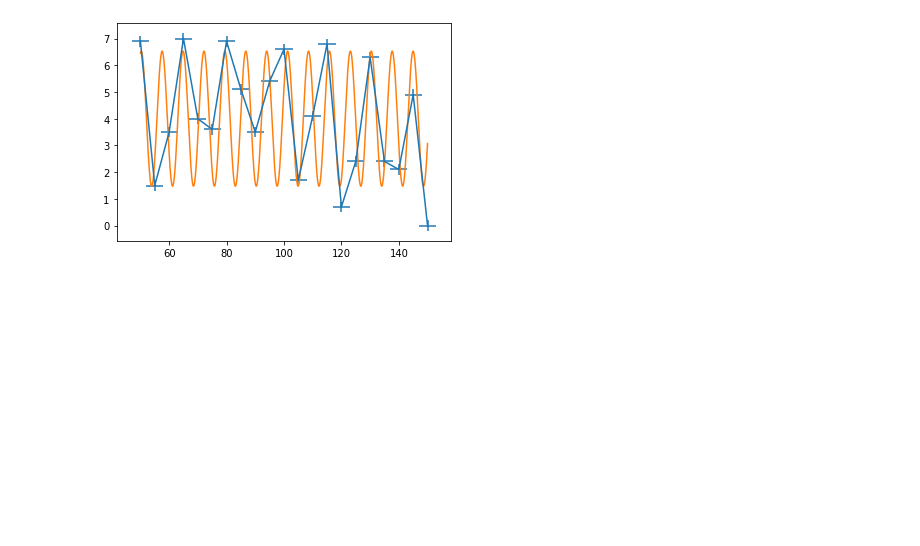
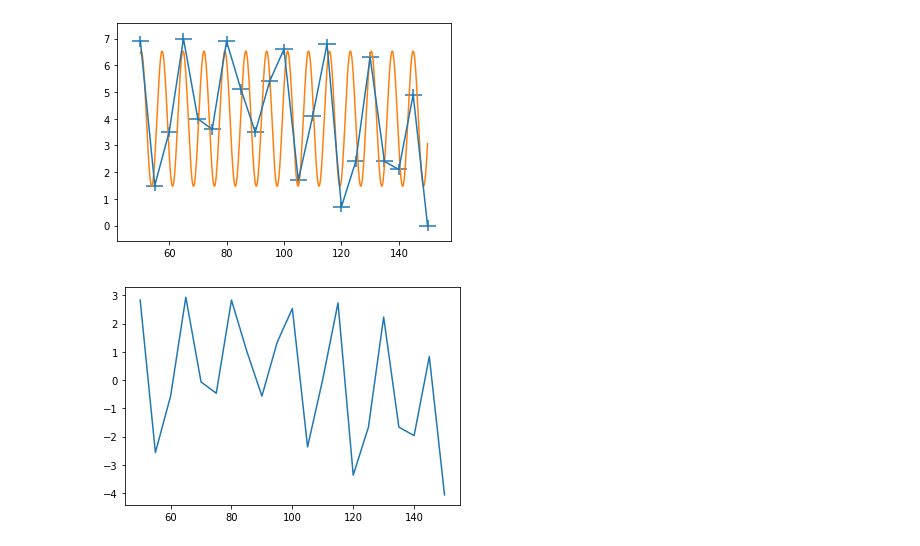
Before and after one commit to hakrac/praktikum, a Jupyter notebook: Mikrowellen/main.ipynb, the cells around one changed output. Saved outputs shown, nothing was run; the diff lists cells and outputs as text; code cells hidden in the pictures; blank space fills up the shorter version.

```diff
--- a/Mikrowellen/main.ipynb
+++ b/Mikrowellen/main.ipynb
@@ -53,3 +111,9 @@ plt.plot(X, Y)
 # %% [output]
 [<matplotlib.lines.Line2D at 0x...>]
 [figure]
+# %%
+y_bar = y - np.mean(y)
+plt.plot(x, y_bar)
+plt.show()
+# %% [output]
+[figure, added]
```
Also changed, not shown: parts of 16 cells of this notebook.
